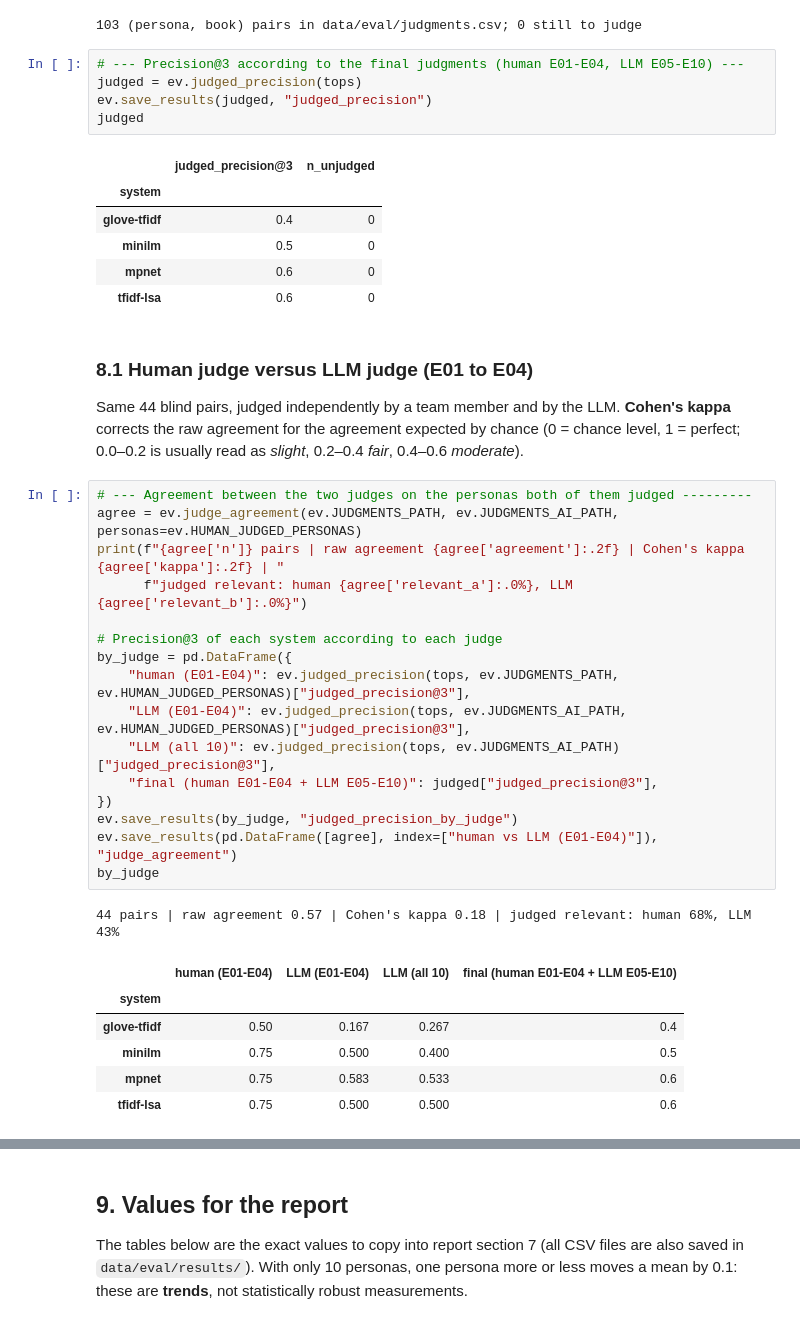
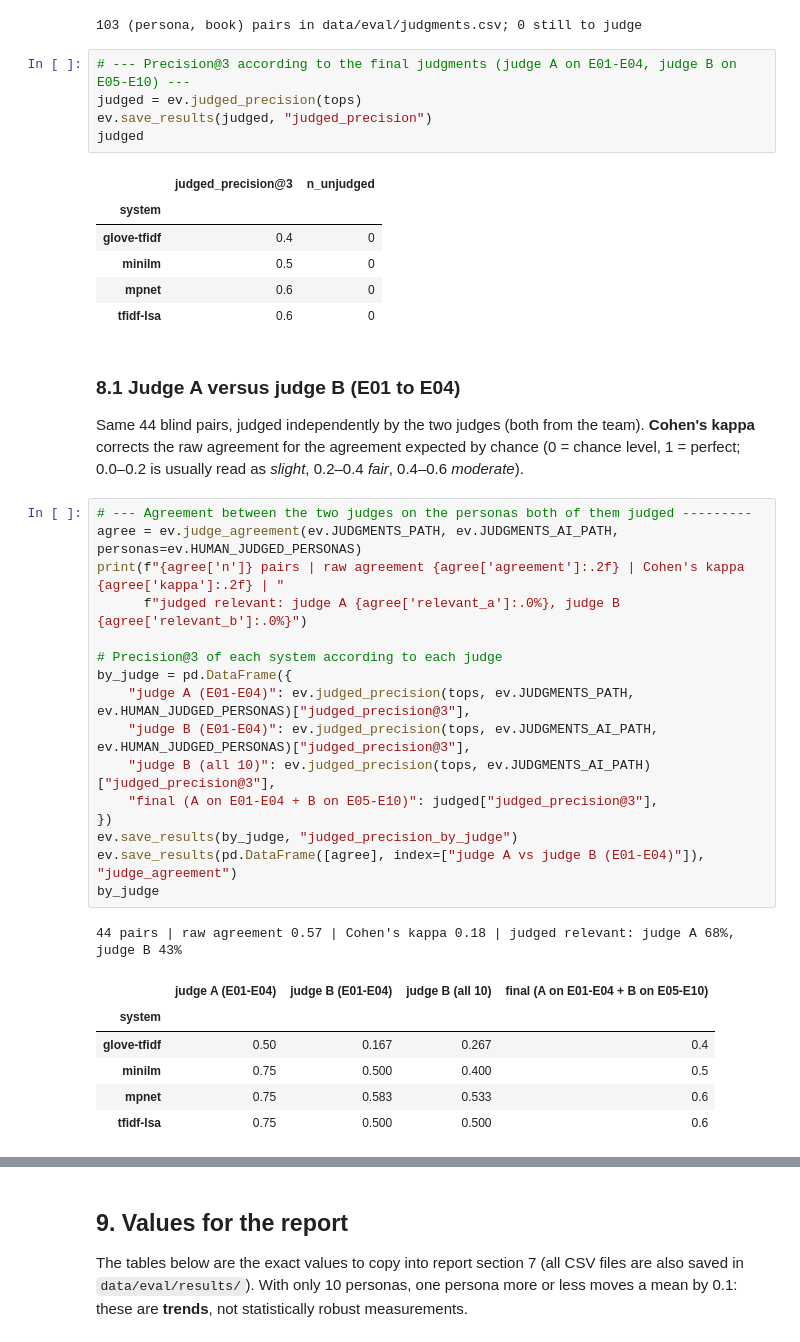
Before and after one commit to Jachriso/GenderBook-Projet-NLP, a Jupyter notebook: notebooks/06_evaluation.ipynb, the cells around one changed output, grey strips where cells are left out. Saved outputs shown, nothing was run; the diff lists cells and outputs as text.

```diff
--- a/notebooks/06_evaluation.ipynb
+++ b/notebooks/06_evaluation.ipynb
@@ -365,7 +365,7 @@ print(f"{len(pool)} (persona, book) pairs in {ev.JUDGMENTS_PATH.relative_to(ROOT
 # %% [output]
 103 (persona, book) pairs in data/eval/judgments.csv; 0 still to judge
 # %%
-# --- Precision@3 according to the final judgments (human E01-E04, LLM E05-E10) ---
+# --- Precision@3 according to the final judgments (judge A on E01-E04, judge B on E05-E10) ---
 judged = ev.judged_precision(tops)
 ev.save_results(judged, "judged_precision")
 judged
@@ -377,28 +377,28 @@ judged
 | mpnet | 0.6 | 0 |
 | tfidf-lsa | 0.6 | 0 |
 # %% [markdown]
-### 8.1 Human judge versus LLM judge (E01 to E04)
+### 8.1 Judge A versus judge B (E01 to E04)
 
-Same 44 blind pairs, judged independently by a team member and by the LLM. **Cohen's kappa** corrects the raw agreement for the agreement expected by chance (0 = chance level, 1 = perfect; 0.0–0.2 is usually read as *slight*, 0.2–0.4 *fair*, 0.4–0.6 *moderate*).
+Same 44 blind pairs, judged independently by the two judges (both from the team). **Cohen's kappa** corrects the raw agreement for the agreement expected by chance (0 = chance level, 1 = perfect; 0.0–0.2 is usually read as *slight*, 0.2–0.4 *fair*, 0.4–0.6 *moderate*).
 # %%
 # --- Agreement between the two judges on the personas both of them judged ---------
 agree = ev.judge_agreement(ev.JUDGMENTS_PATH, ev.JUDGMENTS_AI_PATH, personas=ev.HUMAN_JUDGED_PERSONAS)
 print(f"{agree['n']} pairs | raw agreement {agree['agreement']:.2f} | Cohen's kappa {agree['kappa']:.2f} | "
-      f"judged relevant: human {agree['relevant_a']:.0%}, LLM {agree['relevant_b']:.0%}")
+      f"judged relevant: judge A {agree['relevant_a']:.0%}, judge B {agree['relevant_b']:.0%}")
 
 # Precision@3 of each system according to each judge
 by_judge = pd.DataFrame({
-    "human (E01-E04)": ev.judged_precision(tops, ev.JUDGMENTS_PATH, ev.HUMAN_JUDGED_PERSONAS)["judged_precision@3"],
-    "LLM (E01-E04)": ev.judged_precision(tops, ev.JUDGMENTS_AI_PATH, ev.HUMAN_JUDGED_PERSONAS)["judged_precision@3"],
-    "LLM (all 10)": ev.judged_precision(tops, ev.JUDGMENTS_AI_PATH)["judged_precision@3"],
-    "final (human E01-E04 + LLM E05-E10)": judged["judged_precision@3"],
+    "judge A (E01-E04)": ev.judged_precision(tops, ev.JUDGMENTS_PATH, ev.HUMAN_JUDGED_PERSONAS)["judged_precision@3"],
+    "judge B (E01-E04)": ev.judged_precision(tops, ev.JUDGMENTS_AI_PATH, ev.HUMAN_JUDGED_PERSONAS)["judged_precision@3"],
+    "judge B (all 10)": ev.judged_precision(tops, ev.JUDGMENTS_AI_PATH)["judged_precision@3"],
+    "final (A on E01-E04 + B on E05-E10)": judged["judged_precision@3"],
 })
 ev.save_results(by_judge, "judged_precision_by_judge")
-ev.save_results(pd.DataFrame([agree], index=["human vs LLM (E01-E04)"]), "judge_agreement")
+ev.save_results(pd.DataFrame([agree], index=["judge A vs judge B (E01-E04)"]), "judge_agreement")
 by_judge
 # %% [output]
-44 pairs | raw agreement 0.57 | Cohen's kappa 0.18 | judged relevant: human 68%, LLM 43%
+44 pairs | raw agreement 0.57 | Cohen's kappa 0.18 | judged relevant: judge A 68%, judge B 43%
-|  | human (E01-E04) | LLM (E01-E04) | LLM (all 10) | final (human E01-E04 + LLM E05-E10) |
+|  | judge A (E01-E04) | judge B (E01-E04) | judge B (all 10) | final (A on E01-E04 + B on E05-E10) |
 | system |  |  |  |  |
 | glove-tfidf | 0.50 | 0.167 | 0.267 | 0.4 |
 | minilm | 0.75 | 0.500 | 0.400 | 0.5 |
```
Also changed, not shown: parts of 4 cells of this notebook, 9 other files.
